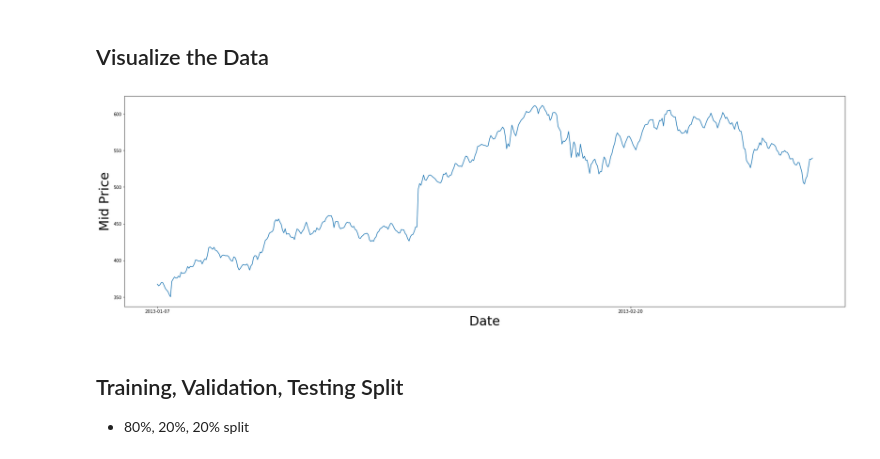
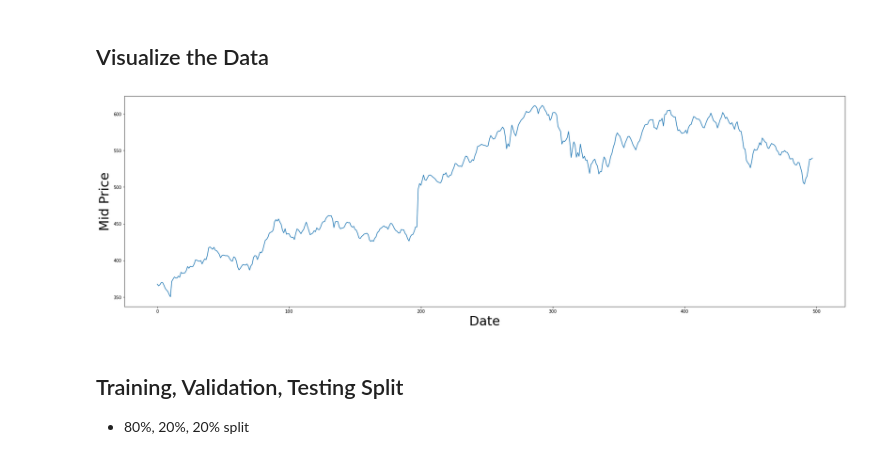
Before and after one commit to stanleykywu/predicting-stocks, a Jupyter notebook: models/Decision Tree.ipynb, the cells around one changed output. Cells and saved outputs as stored; diff of their text form; code cells hidden in the pictures.

```diff
--- a/models/Decision Tree.ipynb
+++ b/models/Decision Tree.ipynb
@@ -63,12 +64,11 @@ df
 # %%
 plt.figure(figsize = (30,9))
 plt.plot(range(df.shape[0]), df['Middle'])
-plt.xticks(range(0, df.shape[0], 359), df['Date'].loc[::30])
 plt.xlabel('Date', fontsize=30)
 plt.ylabel('Mid Price', fontsize=30)
 plt.show()
 # %% [output]
-[figure, old version]
+[figure, new version]
 # %%
 df = df.drop(['Date'], axis=1)
 # %% [markdown]
```
Also changed, not shown: parts of 13 cells of this notebook.
